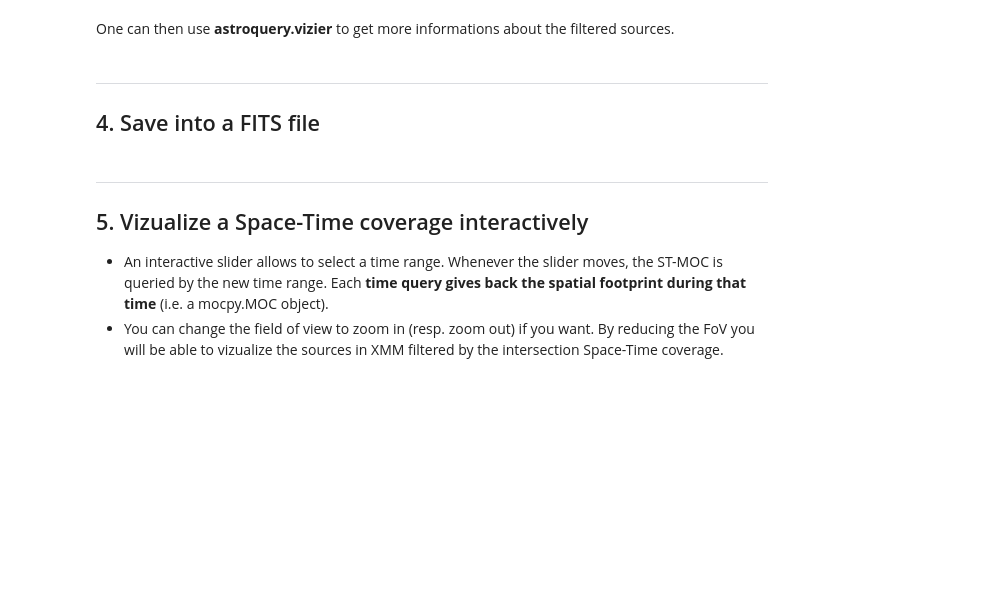
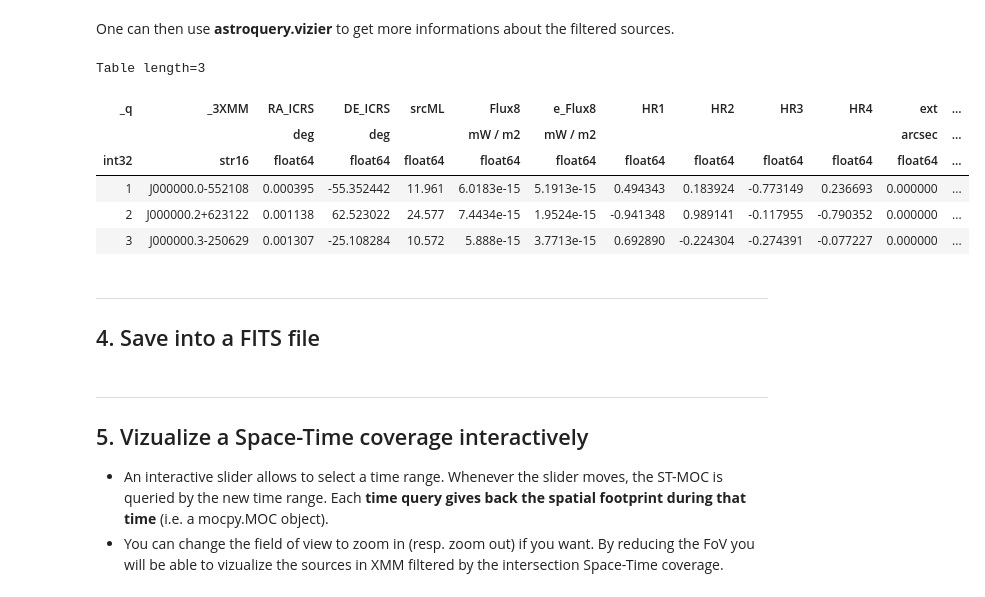
Before and after one commit to cds-astro/mocpy, a Jupyter notebook: notebooks/Space & Time coverages.ipynb, the cells around one changed output. Saved outputs shown, nothing was run; the diff lists cells and outputs as text; code cells hidden in the pictures; blank space fills up the shorter version.

```diff
--- a/notebooks/Space & Time coverages.ipynb
+++ b/notebooks/Space & Time coverages.ipynb
@@ -38,6 +40,7 @@ print("Number of rows in 2MASS: ", lon_2mass.shape[0])
 # %%
+%%time
 # Creation of the STMOC
 from mocpy import STMOC
 time_depth = 10
 spatial_depth = 7
-%time two_mass = STMOC.from_times_positions(times_2mass, time_depth, lon_2mass, lat_2mass, spatial_depth)
+two_mass = STMOC.from_times_positions(times_2mass, time_depth, lon_2mass, lat_2mass, spatial_depth)
@@ -96,3 +109,4 @@ print("Number of rows in XMM_DR8: ", lon_xmm.shape[0])
 # %%
+%%time
 # Create the STMOC
-%time xmm_dr8_stmoc = STMOC.from_times_positions(times_xmm, time_depth, lon_xmm, lat_xmm, spatial_depth)
+xmm_dr8_stmoc = STMOC.from_times_positions(times_xmm, time_depth, lon_xmm, lat_xmm, spatial_depth)
@@ -104,8 +121,9 @@ ST-MOCs are very convinient when it comes to perform logical operations between
 
 As an example, it is possible to **retrieve the areas that have been observed at the same time by the 2MASS and XMM survey**! It benefits from the good performance of MOC (thanks to its core functions written in Rust).
 # %%
+%%time
 # Compute their intersection and check that it is not empty
-%time xmm_inter_2mass = xmm_dr8_stmoc.intersection(two_mass)
+xmm_inter_2mass = xmm_dr8_stmoc.intersection(two_mass)
 assert(not xmm_inter_2mass.is_empty())
 
 print("Time of the first observation:", xmm_inter_2mass.min_time.iso)
@@ -120,8 +143,9 @@ a **27 arcsec spatial resolution**.
 
 Let's retrieve the XMM sources being observed at the **same time** by 2MASS.
 # %%
+%%time
 # Filtering a 4.8M rows table is quite fast
-%time mask_xmm = xmm_inter_2mass.contains(times_xmm, lon_xmm, lat_xmm)
+mask_xmm = xmm_inter_2mass.contains(times_xmm, lon_xmm, lat_xmm)
 sources_xmm = xmm_dr8_data[mask_xmm]
 
 print("\n {} sources in XMM\n".format(len(sources_xmm)))
@@ -131,11 +180,19 @@ One can then use **astroquery.vizier** to get more informations about the filter
 # %%
 xmm_skycoords = SkyCoord(sources_xmm['RA_ICRS'].data, sources_xmm['DE_ICRS'].data, unit="deg", frame=ICRS())
 
 from astroquery.vizier import Vizier
 from astropy.coordinates import Angle
-# Query the IX/55/xmm3r8s catalog with a list of position + 0.1 arcsec
-result = Vizier.query_region(xmm_skycoords, radius=Angle(0.1, "arcsec"), catalog='IX/55/xmm3r8s')
+# Query the IX/55/xmm3r8s catalog with the three first positions + 0.1 arcsec
+result = Vizier.query_region(xmm_skycoords[:3], radius=Angle(0.1, "arcsec"), catalog='IX/55/xmm3r8s')[0]
 result
+# %% [output]
+Table length=3
+| _q | _3XMM | RA_ICRS | DE_ICRS | srcML | Flux8 | e_Flux8 | HR1 | HR2 | HR3 | HR4 | ext | ... |
+|  |  | deg | deg |  | mW / m2 | mW / m2 |  |  |  |  | arcsec | ... |
+| int32 | str16 | float64 | float64 | float64 | float64 | float64 | float64 | float64 | float64 | float64 | float64 | ... |
+| 1 | J000000.0-552108 | 0.000395 | -55.352442 | 11.961 | 6.0183e-15 | 5.1913e-15 | 0.494343 | 0.183924 | -0.773149 | 0.236693 | 0.000000 | ... |
+| 2 | J000000.2+623122 | 0.001138 | 62.523022 | 24.577 | 7.4434e-15 | 1.9524e-15 | -0.941348 | 0.989141 | -0.117955 | -0.790352 | 0.000000 | ... |
+| 3 | J000000.3-250629 | 0.001307 | -25.108284 | 10.572 | 5.888e-15 | 3.7713e-15 | 0.692890 | -0.224304 | -0.274391 | -0.077227 | 0.000000 | ... |
 # %% [markdown]
 -------------------------------------------------------------
 ## 4. Save into a FITS file
```
Also changed, not shown: parts of 10 cells of this notebook.
